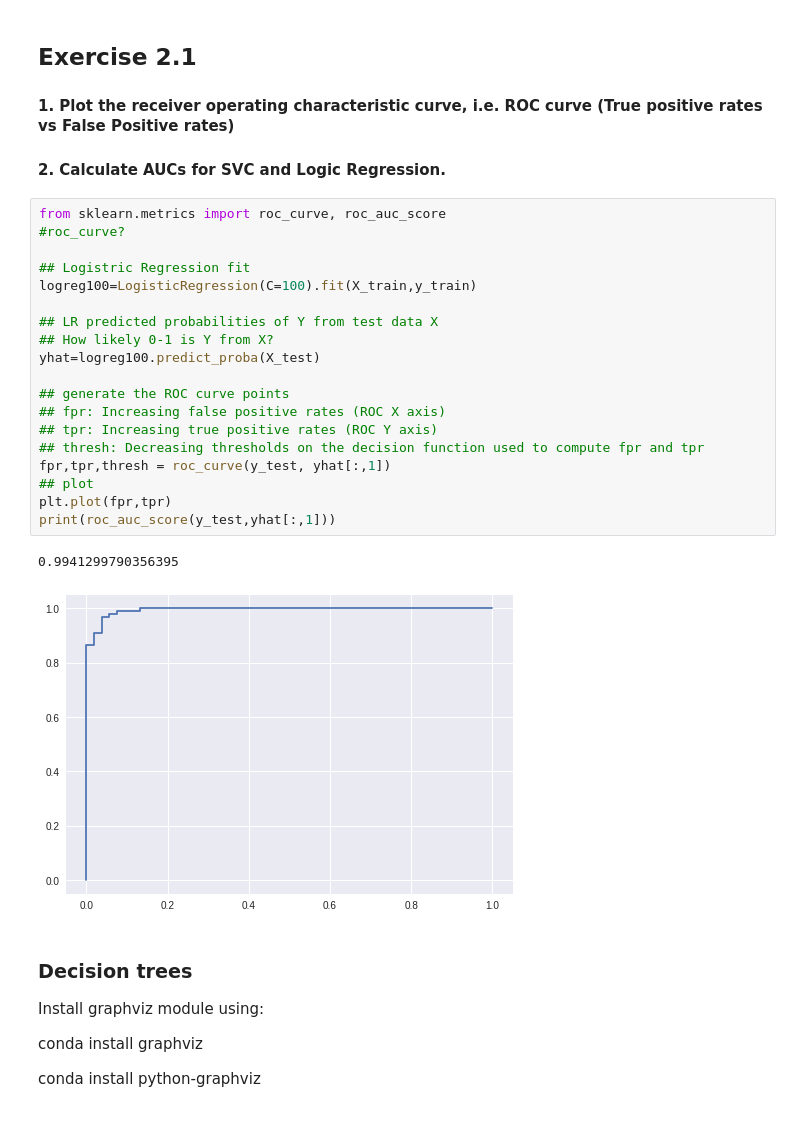
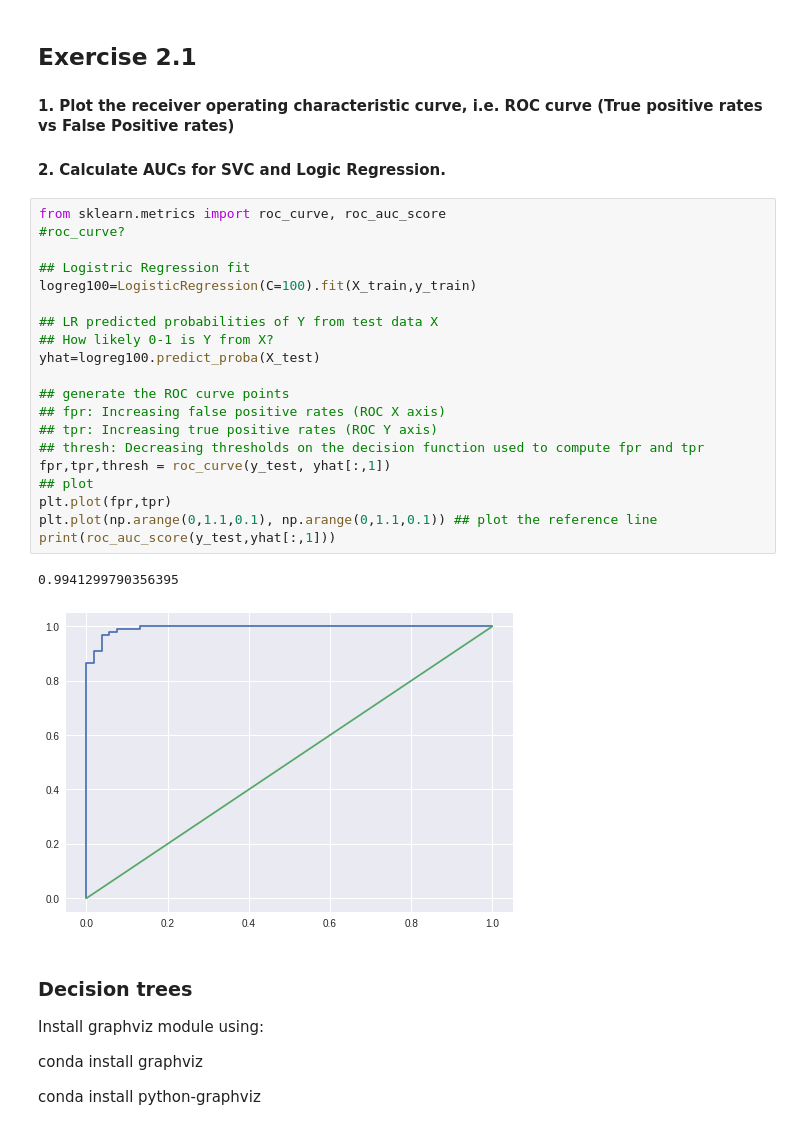
Before and after one commit to kordk/SysBioShortCourse, a Jupyter notebook: 02-supervised-learning.ipynb, the cells around one changed output. Saved outputs shown, nothing was run; the diff lists cells and outputs as text.

```diff
--- a/02-supervised-learning.ipynb
+++ b/02-supervised-learning.ipynb
@@ -286,25 +286,26 @@ Test accuracy of l1 logreg with C=100.000: 0.98
 # %%
 from sklearn.metrics import roc_curve, roc_auc_score
 #roc_curve?
 
 ## Logistric Regression fit
 logreg100=LogisticRegression(C=100).fit(X_train,y_train)
 
 ## LR predicted probabilities of Y from test data X
 ## How likely 0-1 is Y from X?
 yhat=logreg100.predict_proba(X_test)
 
 ## generate the ROC curve points
 ## fpr: Increasing false positive rates (ROC X axis)
 ## tpr: Increasing true positive rates (ROC Y axis)
 ## thresh: Decreasing thresholds on the decision function used to compute fpr and tpr
 fpr,tpr,thresh = roc_curve(y_test, yhat[:,1])
 ## plot
 plt.plot(fpr,tpr)
+plt.plot(np.arange(0,1.1,0.1), np.arange(0,1.1,0.1)) ## plot the reference line
 print(roc_auc_score(y_test,yhat[:,1]))
 # %% [output]
 0.9941299790356395
-[figure, old version]
+[figure, new version]
 # %% [markdown]
 ### Decision trees
 
```
Also changed, not shown: parts of 9 cells of this notebook.
